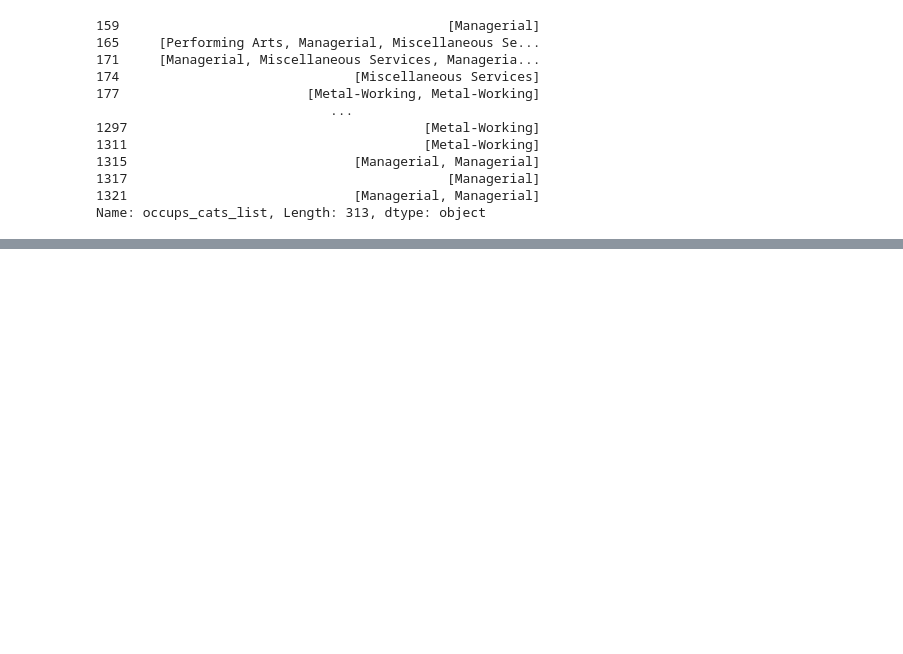
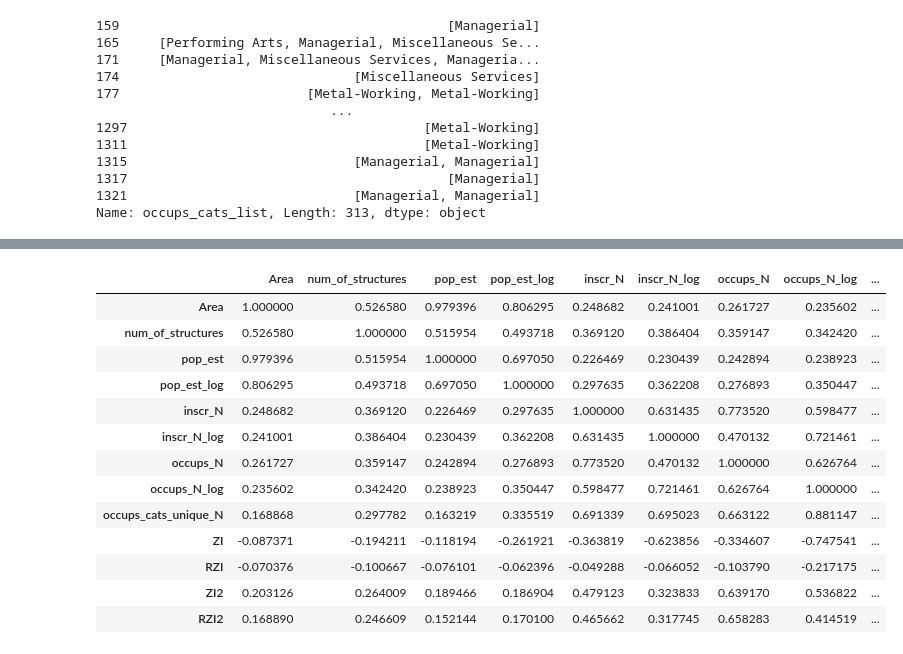
Before and after one commit to sdam-au/social_diversity, a Jupyter notebook: scripts/DIVERSITYvsSPECIALIZATION.ipynb, the cells around one changed output, grey strips where cells are left out. Saved outputs shown, nothing was run; the diff lists cells and outputs as text; code cells hidden in the pictures; blank space fills up the shorter version.

```diff
--- a/scripts/DIVERSITYvsSPECIALIZATION.ipynb
+++ b/scripts/DIVERSITYvsSPECIALIZATION.ipynb
@@ -525,3 +718,0 @@ Name: max_share_weighted, Length: 313, dtype: float64
-# %%
-roman_cities_wo["spec_sector"] = roman_cities_wo["shares_weighted"].apply(lambda x: index_label_sum_dict[np.argmax(x)][0])
-roman_cities_wo["spec_sector"]
@@ -564,7 +718,0 @@ sns.regplot(x="occups_N_log", y="max_share_weighted", data=data)
-# %%
-roman_cities_wo["max_N_index"] = roman_cities_wo["occups_cats_vec"].apply(lambda vec: (
-    max(vec), # maximal cat value
-    sum(vec), # occups N
-    np.argmax(vec), # index of max cat
-))
-roman_cities_wo["max_N_index"]
@@ -584,3 +718,0 @@ Name: max_N_index, Length: 313, dtype: object
-# %%
-roman_cities_wo["max_share_weighted_norm"] = roman_cities_wo["max_N_index"].apply(lambda x: (x[0] **2 / x[1]) / index_label_sum_dict[x[2]][2]**2)
-roman_cities_wo["max_share_weighted_norm"]
@@ -615,0 +719,22 @@ roman_cities_wo.sort_values("max_share_weighted_norm", ascending=False)
+# %%
+roman_cities_wo_quant = roman_cities_wo[
+    roman_cities_wo["Ancient Toponym"]!="Roma"][[
+   'Area', 'num_of_structures','pop_est', 'pop_est_log', 'inscr_N',  'inscr_N_log', 'occups_N', 'occups_N_log', 'occups_cats_unique_N',
+ 'ZI', 'RZI','ZI2','RZI2']]
+# %%
+roman_cities_wo_quant.corr()
+# %% [output]
+|  | Area | num_of_structures | pop_est | pop_est_log | inscr_N | inscr_N_log | occups_N | occups_N_log | ... |
+| Area | 1.000000 | 0.526580 | 0.979396 | 0.806295 | 0.248682 | 0.241001 | 0.261727 | 0.235602 | ... |
+| num_of_structures | 0.526580 | 1.000000 | 0.515954 | 0.493718 | 0.369120 | 0.386404 | 0.359147 | 0.342420 | ... |
+| pop_est | 0.979396 | 0.515954 | 1.000000 | 0.697050 | 0.226469 | 0.230439 | 0.242894 | 0.238923 | ... |
+| pop_est_log | 0.806295 | 0.493718 | 0.697050 | 1.000000 | 0.297635 | 0.362208 | 0.276893 | 0.350447 | ... |
+| inscr_N | 0.248682 | 0.369120 | 0.226469 | 0.297635 | 1.000000 | 0.631435 | 0.773520 | 0.598477 | ... |
+| inscr_N_log | 0.241001 | 0.386404 | 0.230439 | 0.362208 | 0.631435 | 1.000000 | 0.470132 | 0.721461 | ... |
+| occups_N | 0.261727 | 0.359147 | 0.242894 | 0.276893 | 0.773520 | 0.470132 | 1.000000 | 0.626764 | ... |
+| occups_N_log | 0.235602 | 0.342420 | 0.238923 | 0.350447 | 0.598477 | 0.721461 | 0.626764 | 1.000000 | ... |
+| occups_cats_unique_N | 0.168868 | 0.297782 | 0.163219 | 0.335519 | 0.691339 | 0.695023 | 0.663122 | 0.881147 | ... |
+| ZI | -0.087371 | -0.194211 | -0.118194 | -0.261921 | -0.363819 | -0.623856 | -0.334607 | -0.747541 | ... |
+| RZI | -0.070376 | -0.100667 | -0.076101 | -0.062396 | -0.049288 | -0.066052 | -0.103790 | -0.217175 | ... |
+| ZI2 | 0.203126 | 0.264009 | 0.189466 | 0.186904 | 0.479123 | 0.323833 | 0.639170 | 0.536822 | ... |
+| RZI2 | 0.168890 | 0.246609 | 0.152144 | 0.170100 | 0.465662 | 0.317745 | 0.658283 | 0.414519 | ... |
```
Also changed, not shown: parts of 37 cells of this notebook, 1 other file.
